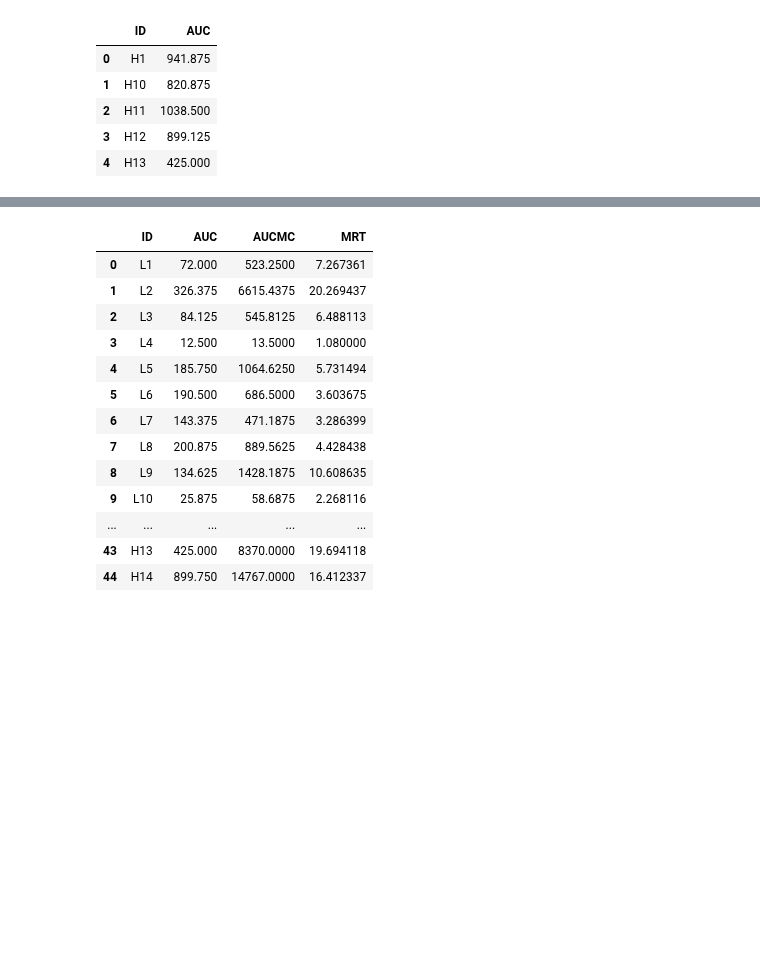
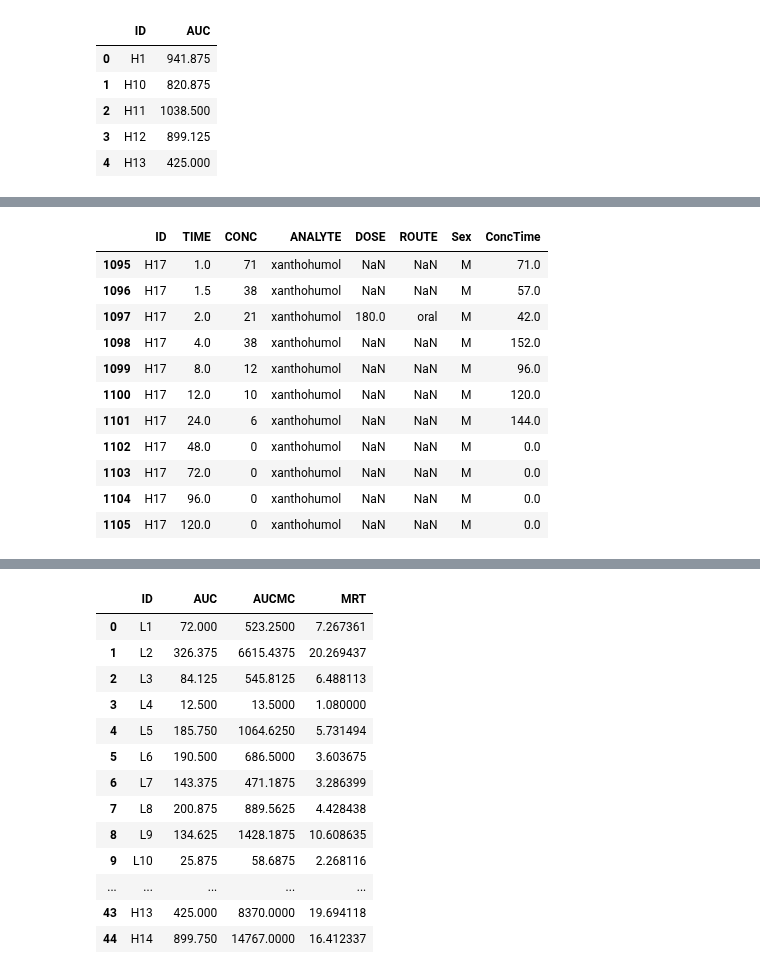
Before and after one commit to kelleyjbrady/NiceODE, a Jupyter notebook: NCA_demo.ipynb, the cells around one changed output, grey strips where cells are left out. Cells and saved outputs as stored; diff of their text form; code cells hidden in the pictures; blank space fills up the shorter version.

```diff
--- a/NCA_demo.ipynb
+++ b/NCA_demo.ipynb
@@ -294,2 +95,17 @@ auc_df.head()
+# %%
+log_down
+# %% [output]
+|  | ID | TIME | CONC | ANALYTE | DOSE | ROUTE | Sex | ConcTime |
+| 1095 | H17 | 1.0 | 71 | xanthohumol | NaN | NaN | M | 71.0 |
+| 1096 | H17 | 1.5 | 38 | xanthohumol | NaN | NaN | M | 57.0 |
+| 1097 | H17 | 2.0 | 21 | xanthohumol | 180.0 | oral | M | 42.0 |
+| 1098 | H17 | 4.0 | 38 | xanthohumol | NaN | NaN | M | 152.0 |
+| 1099 | H17 | 8.0 | 12 | xanthohumol | NaN | NaN | M | 96.0 |
+| 1100 | H17 | 12.0 | 10 | xanthohumol | NaN | NaN | M | 120.0 |
+| 1101 | H17 | 24.0 | 6 | xanthohumol | NaN | NaN | M | 144.0 |
+| 1102 | H17 | 48.0 | 0 | xanthohumol | NaN | NaN | M | 0.0 |
+| 1103 | H17 | 72.0 | 0 | xanthohumol | NaN | NaN | M | 0.0 |
+| 1104 | H17 | 96.0 | 0 | xanthohumol | NaN | NaN | M | 0.0 |
+| 1105 | H17 | 120.0 | 0 | xanthohumol | NaN | NaN | M | 0.0 |
 # %%
 #per subject, calculate AUC and AUMC
```
Also changed, not shown: parts of 38 cells of this notebook.
